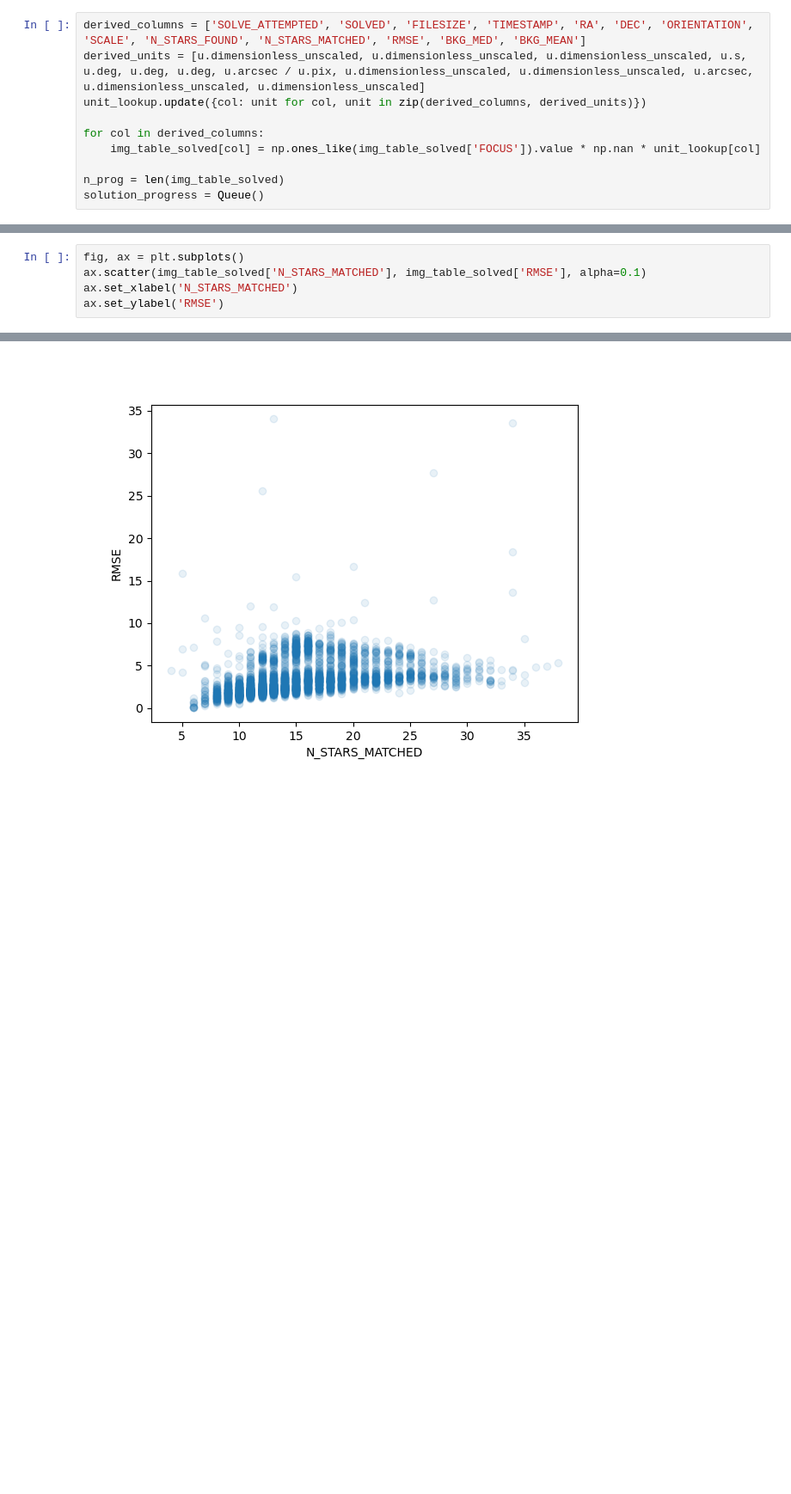
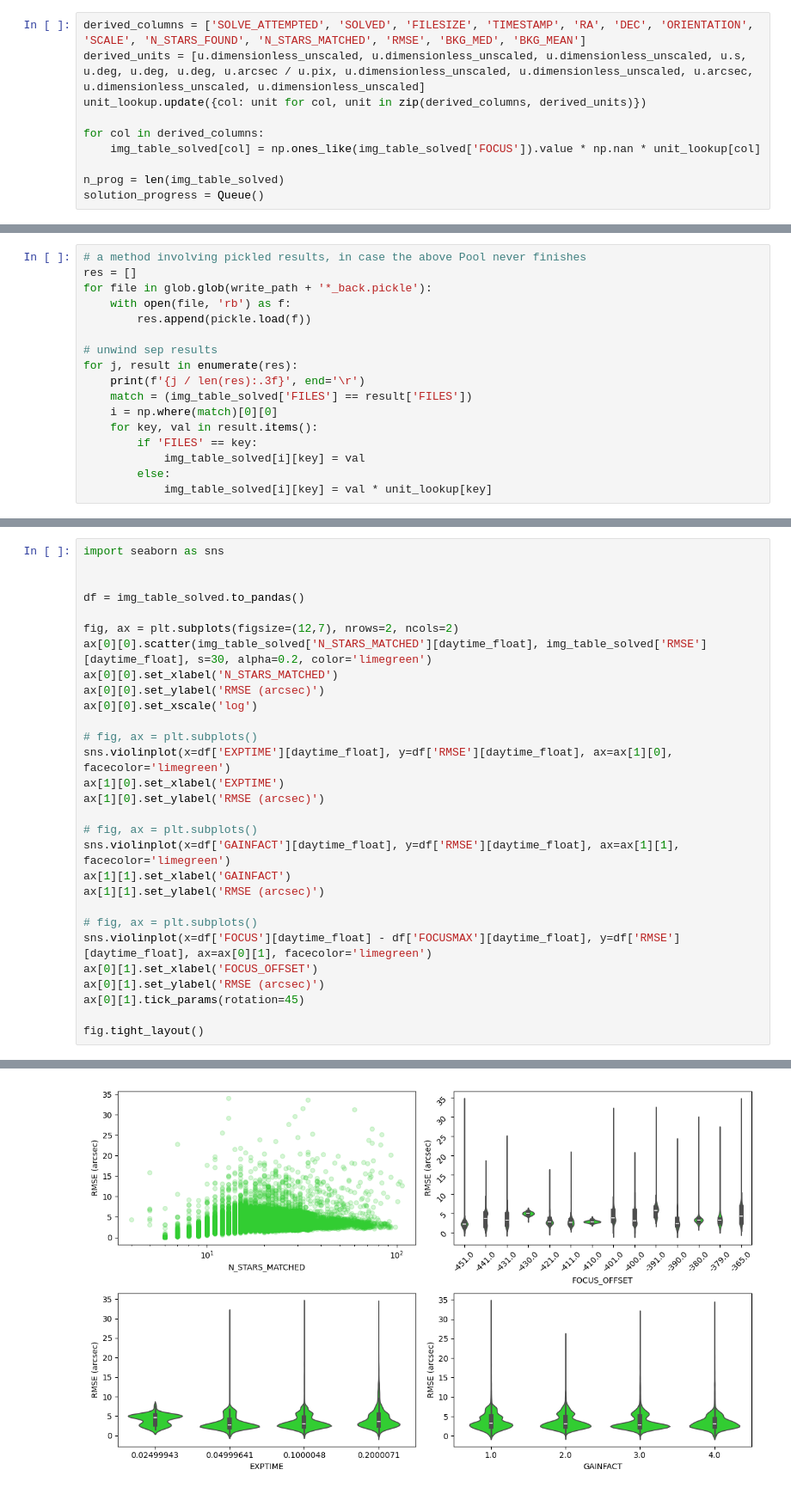
Before and after one commit to evanmayer/starcam-sim, a Jupyter notebook: results_table.ipynb, the cells around one changed output, grey strips where cells are left out. Shown at 86% size. Drawn from its saved outputs; the diff is of its cells as text; blank space fills up the shorter version.

```diff
--- a/results_table.ipynb
+++ b/results_table.ipynb
@@ -255,0 +344,17 @@ for result in res:
+# %%
+# a method involving pickled results, in case the above Pool never finishes
+res = []
+for file in glob.glob(write_path + '*_back.pickle'):
+    with open(file, 'rb') as f:
+        res.append(pickle.load(f))
+
+# unwind sep results
+for j, result in enumerate(res):
+    print(f'{j / len(res):.3f}', end='\r')
+    match = (img_table_solved['FILES'] == result['FILES'])
+    i = np.where(match)[0][0]
+    for key, val in result.items():
+        if 'FILES' == key:
+            img_table_solved[i][key] = val
+        else:
+            img_table_solved[i][key] = val * unit_lookup[key]
@@ -412,6 +626,30 @@ fig.tight_layout()
 # %%
-fig, ax = plt.subplots()
-ax.scatter(img_table_solved['N_STARS_MATCHED'], img_table_solved['RMSE'], alpha=0.1)
-ax.set_xlabel('N_STARS_MATCHED')
-ax.set_ylabel('RMSE')
+import seaborn as sns
+
+
+df = img_table_solved.to_pandas()
+
+fig, ax = plt.subplots(figsize=(12,7), nrows=2, ncols=2)
+ax[0][0].scatter(img_table_solved['N_STARS_MATCHED'][daytime_float], img_table_solved['RMSE'][daytime_float], s=30, alpha=0.2, color='limegreen')
+ax[0][0].set_xlabel('N_STARS_MATCHED')
+ax[0][0].set_ylabel('RMSE (arcsec)')
+ax[0][0].set_xscale('log')
+
+# fig, ax = plt.subplots()
+sns.violinplot(x=df['EXPTIME'][daytime_float], y=df['RMSE'][daytime_float], ax=ax[1][0], facecolor='limegreen')
+ax[1][0].set_xlabel('EXPTIME')
+ax[1][0].set_ylabel('RMSE (arcsec)')
+
+# fig, ax = plt.subplots()
+sns.violinplot(x=df['GAINFACT'][daytime_float], y=df['RMSE'][daytime_float], ax=ax[1][1], facecolor='limegreen')
+ax[1][1].set_xlabel('GAINFACT')
+ax[1][1].set_ylabel('RMSE (arcsec)')
+
+# fig, ax = plt.subplots()
+sns.violinplot(x=df['FOCUS'][daytime_float] - df['FOCUSMAX'][daytime_float], y=df['RMSE'][daytime_float], ax=ax[0][1], facecolor='limegreen')
+ax[0][1].set_xlabel('FOCUS_OFFSET')
+ax[0][1].set_ylabel('RMSE (arcsec)')
+ax[0][1].tick_params(rotation=45)
+
+fig.tight_layout()
 # %% [output]
@@ -419 +656 @@ Text(0, 0.5, 'RMSE')
-[figure, old version]
+[figure, new version]
```
Also changed, not shown: parts of 30 cells of this notebook.
